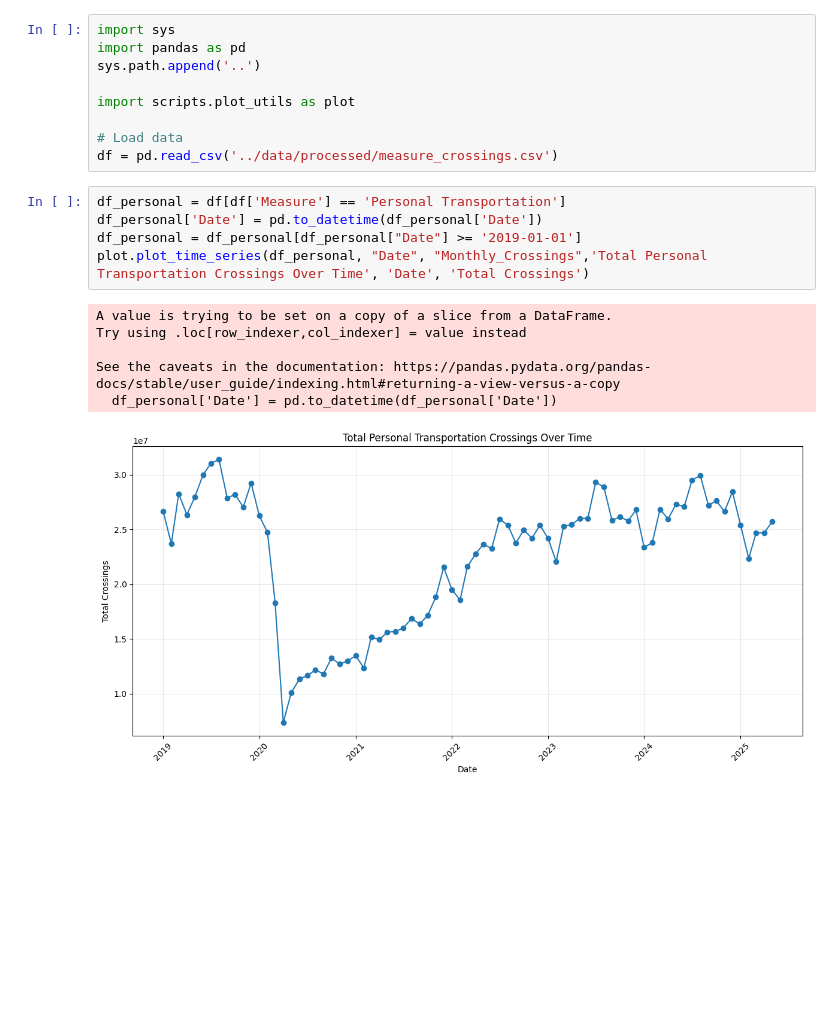
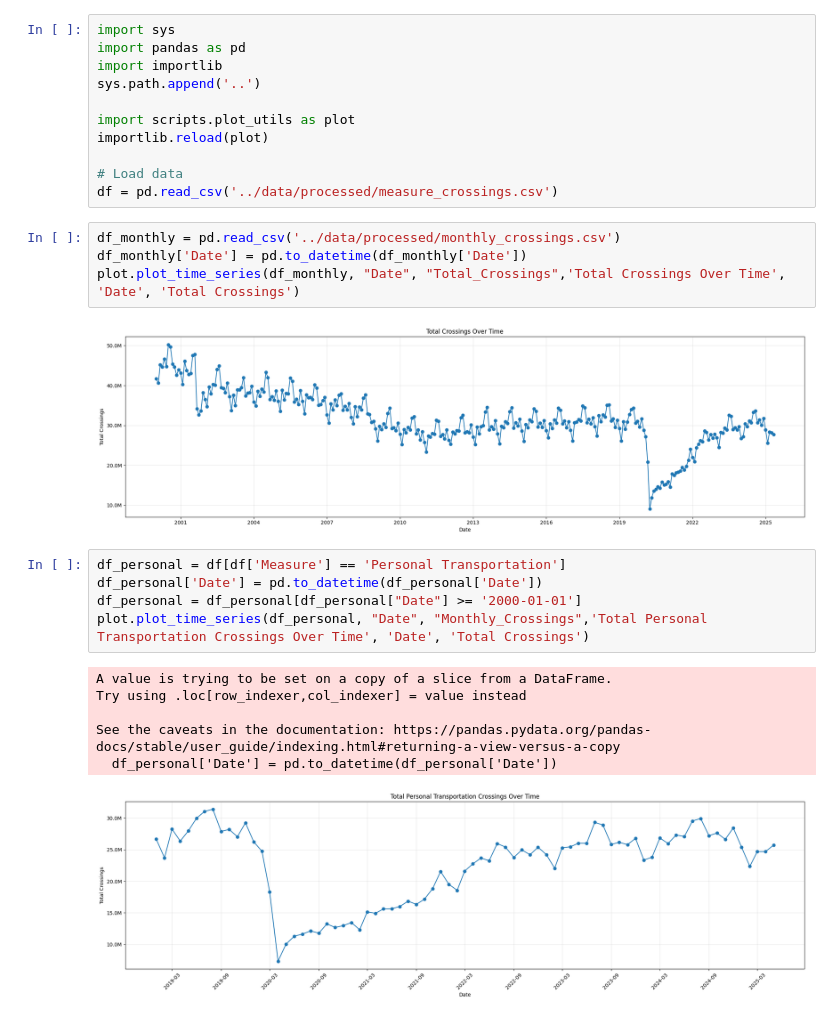
Before and after one commit to Max-Aber/Border_Crossing_Analysis, a Jupyter notebook: notebooks/1-total_trends_over_time.ipynb, the cells around one changed output. Drawn from its saved outputs; the diff is of its cells as text; blank space fills up the shorter version.

Commit message:
Fixed the plot_utils function to format according to size of graph

```diff
--- a/notebooks/1-total_trends_over_time.ipynb
+++ b/notebooks/1-total_trends_over_time.ipynb
@@ -1,21 +1,29 @@
 # %%
 import sys
 import pandas as pd
+import importlib
 sys.path.append('..')
 
 import scripts.plot_utils as plot
+importlib.reload(plot)
 
 # Load data
 df = pd.read_csv('../data/processed/measure_crossings.csv')
+# %%
+df_monthly = pd.read_csv('../data/processed/monthly_crossings.csv')
+df_monthly['Date'] = pd.to_datetime(df_monthly['Date'])
+plot.plot_time_series(df_monthly, "Date", "Total_Crossings",'Total Crossings Over Time', 'Date', 'Total Crossings')
+# %% [output]
+[figure, added]
 # %%
 df_personal = df[df['Measure'] == 'Personal Transportation']
 df_personal['Date'] = pd.to_datetime(df_personal['Date'])
-df_personal = df_personal[df_personal["Date"] >= '2019-01-01']
+df_personal = df_personal[df_personal["Date"] >= '2000-01-01']
 plot.plot_time_series(df_personal, "Date", "Monthly_Crossings",'Total Personal Transportation Crossings Over Time', 'Date', 'Total Crossings')
 # %% [output]
 A value is trying to be set on a copy of a slice from a DataFrame.
 Try using .loc[row_indexer,col_indexer] = value instead
 
 See the caveats in the documentation: https://pandas.pydata.org/pandas-docs/stable/user_guide/indexing.html#returning-a-view-versus-a-copy
   df_personal['Date'] = pd.to_datetime(df_personal['Date'])
-[figure, old version]
+[figure, new version]
```
Also changed, not shown: 1 other file.
